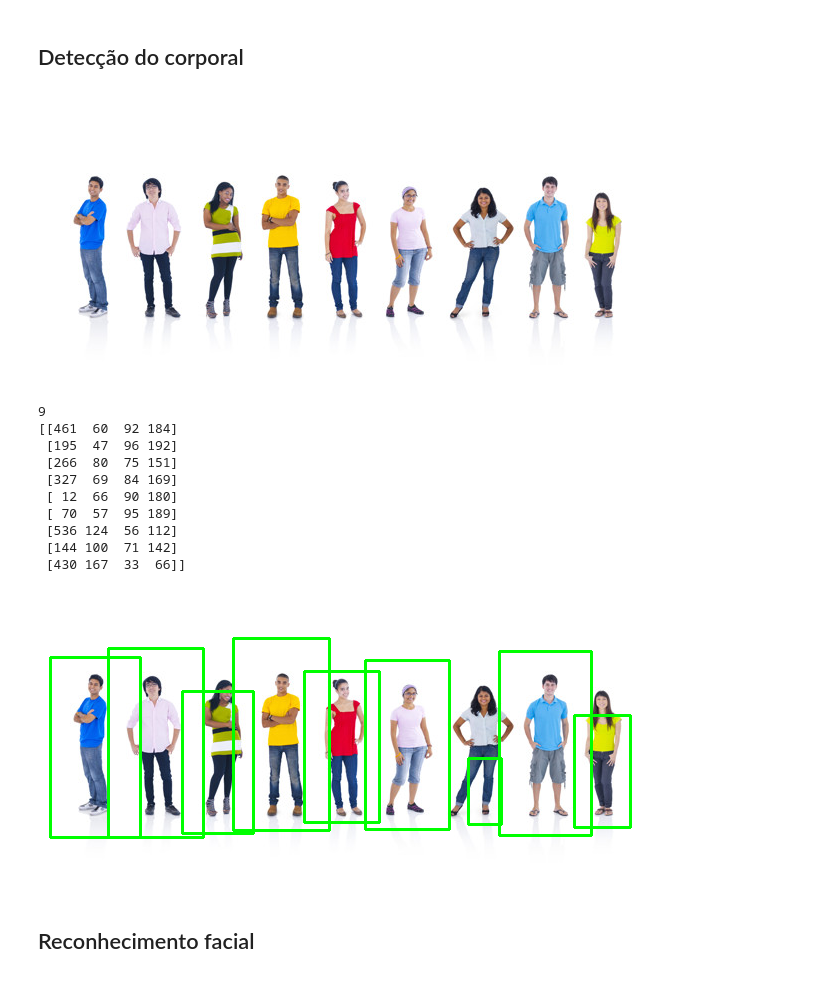
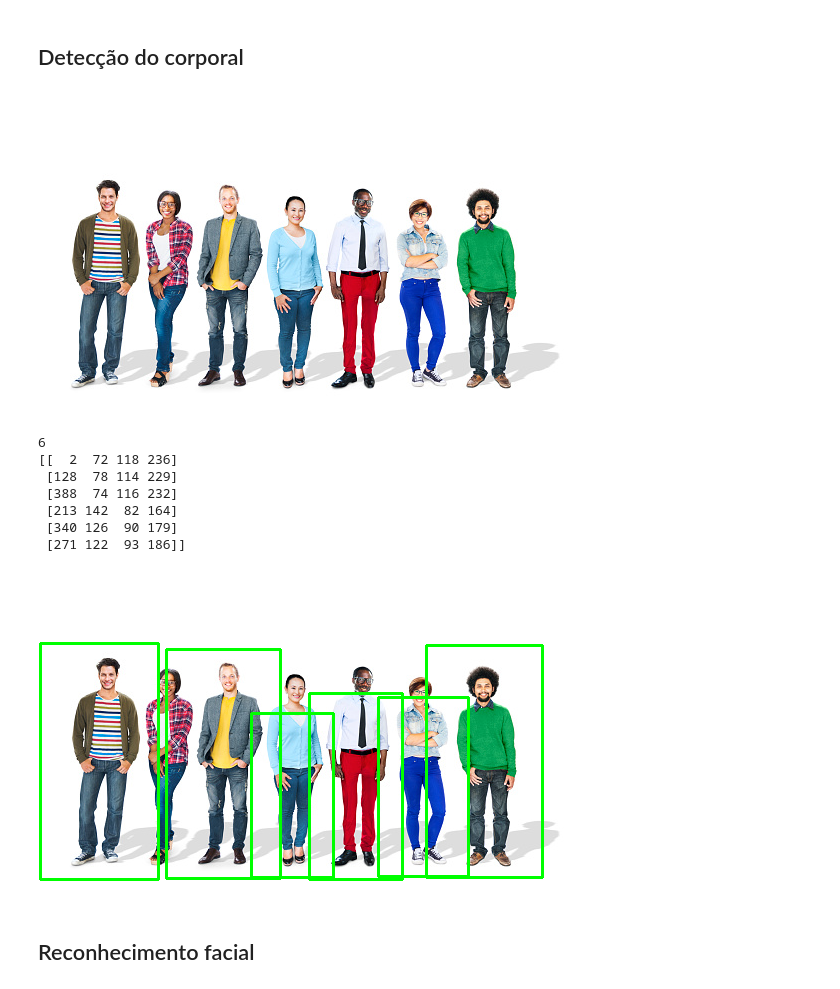
Before and after one commit to By-Lucas/Identificacao-facial, a Jupyter notebook: Visão_Computacional_2.ipynb, the cells around one changed output. Drawn from its saved outputs; the diff is of its cells as text; code cells hidden in the pictures.

```diff
--- a/Visão_Computacional_2.ipynb
+++ b/Visão_Computacional_2.ipynb
@@ -32,32 +42,29 @@ cv2_imshow(imagem)
 # %% [markdown]
 ## Detecção do corporal
 # %%
-image = cv2.imread('/content/corpos.png')
+image = cv2.imread('/content/imagens/corpos.jpg')
 cv2_imshow(image)
 # %% [output]
-[figure, old version]
+[figure, new version]
 # %%
 # Detectar corpo, converte para cinza para carregar mais rapido, em seguida printa a cor normal da imagem
-detector_corpo = cv2.CascadeClassifier('/content/haarcascade_fullbody.xml')
+detector_corpo = cv2.CascadeClassifier('/content/arquivos/haarcascade_fullbody.xml')
 image_gray = cv2.cvtColor(image, cv2.COLOR_BGR2GRAY)
-detections = detector_corpo.detectMultiScale(image_gray, scaleFactor=1.1, minSize=(30,50)) #50, 50
+detections = detector_corpo.detectMultiScale(image_gray, scaleFactor=1.2, minSize=(50,50)) #50, 50
 print(len(detections))
 print(detections)
 for (x, y, l, a) in detections:
   cv2.rectangle(image, (x, y), (x + l, y + a), (0,255,0), 2)
 cv2_imshow(image)
 # %% [output]
-9
-[[461  60  92 184]
- [195  47  96 192]
- [266  80  75 151]
- [327  69  84 169]
- [ 12  66  90 180]
- [ 70  57  95 189]
- [536 124  56 112]
- [144 100  71 142]
- [430 167  33  66]]
+6
+[[  2  72 118 236]
+ [128  78 114 229]
+ [388  74 116 232]
+ [213 142  82 164]
+ [340 126  90 179]
+ [271 122  93 186]]
-[figure, old version]
+[figure, new version]
 # %% [markdown]
 ## Reconhecimento facial
 # %% [markdown]
```
Also changed, not shown: parts of 12 cells of this notebook.
